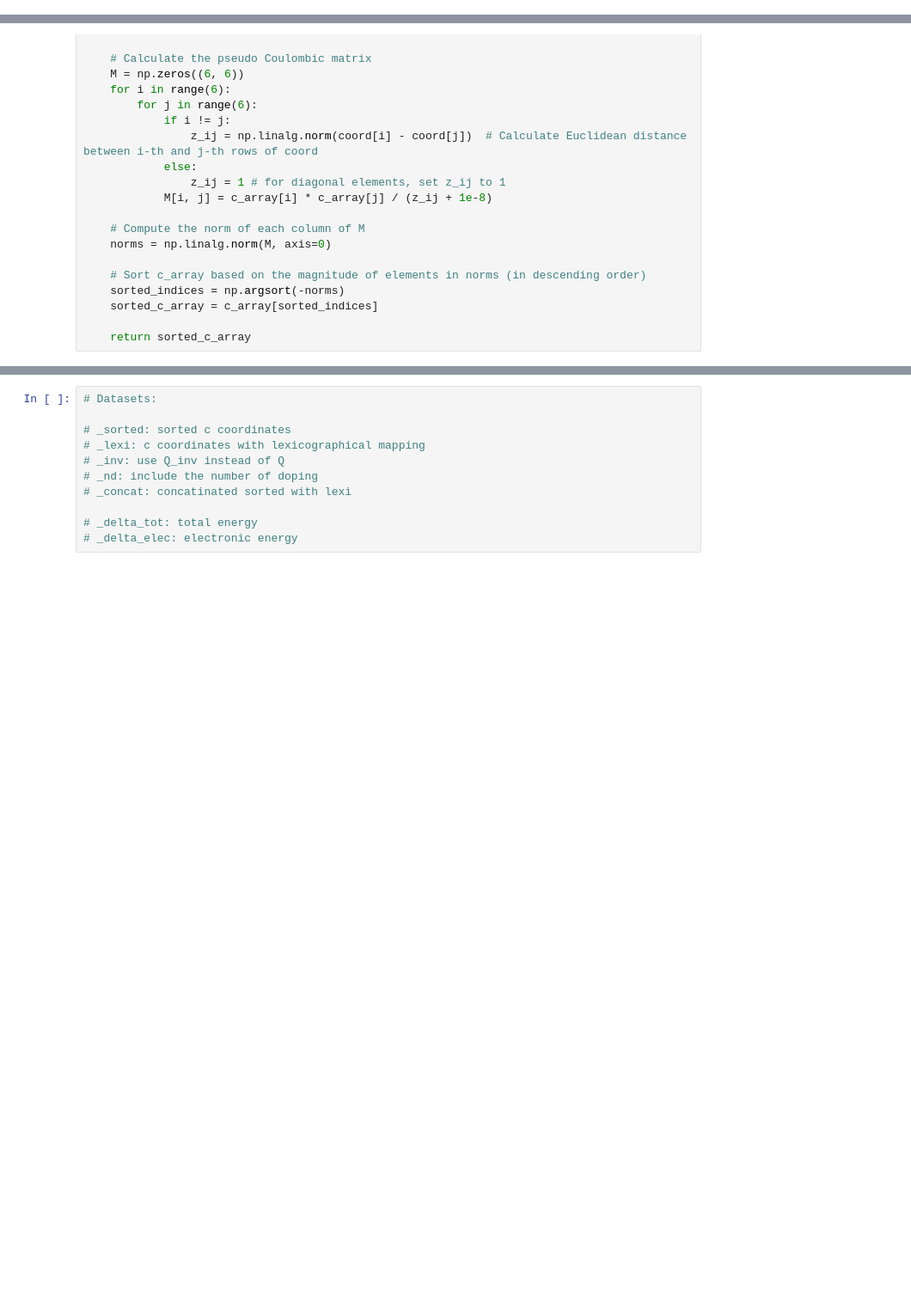
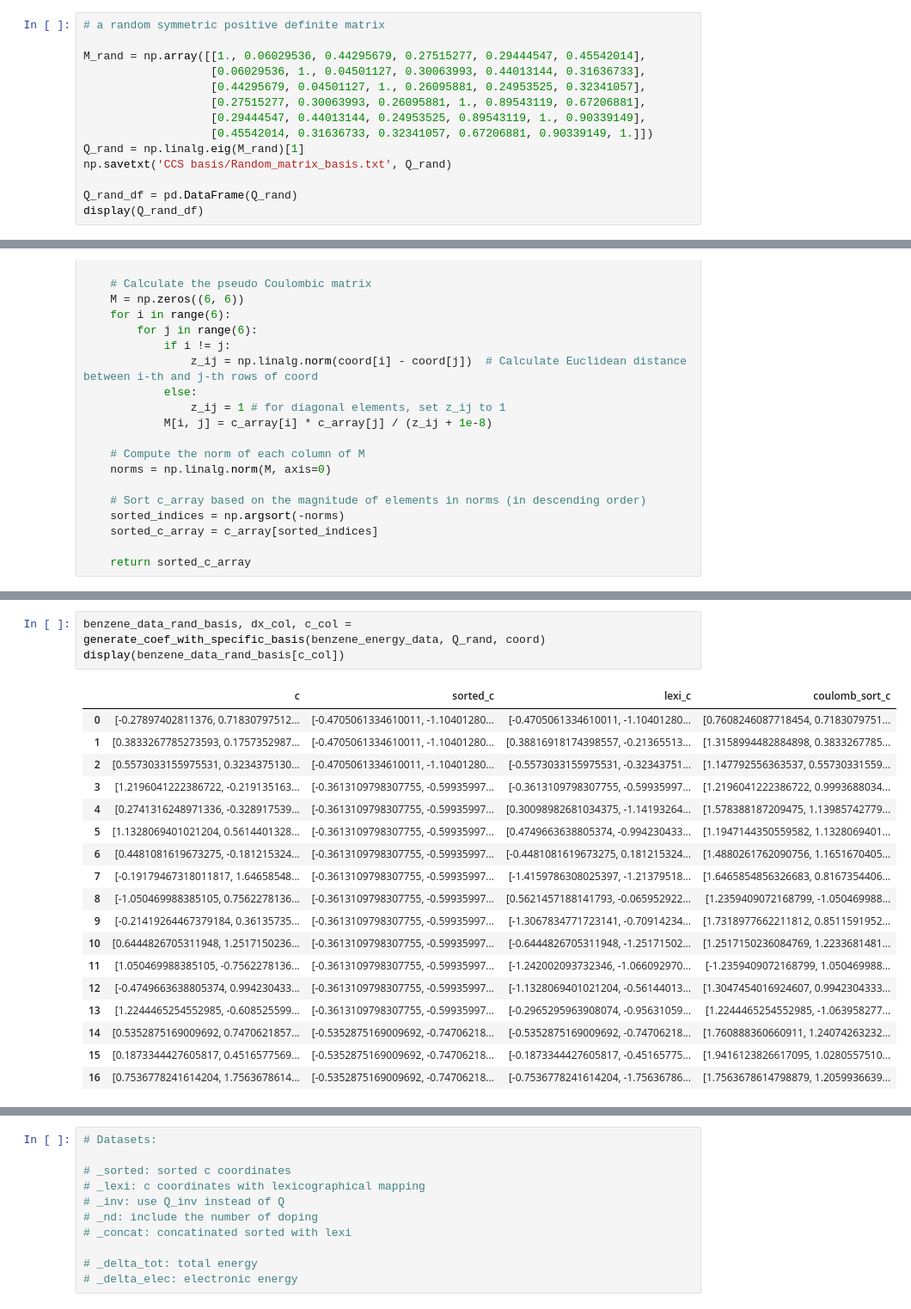
Before and after one commit to GabrielWu2004/Alchemical_Normal_Modes, a Jupyter notebook: ML_with_ANM/ML_code/Generate_benzene_data.ipynb, the cells around one changed output, grey strips where cells are left out. Shown at 86% size. Saved outputs shown, nothing was run; the diff lists cells and outputs as text; blank space fills up the shorter version.

```diff
--- a/ML_with_ANM/ML_code/Generate_benzene_data.ipynb
+++ b/ML_with_ANM/ML_code/Generate_benzene_data.ipynb
@@ -315,0 +230,14 @@ Norm of vector 6: 1.0000000000000036
+# %%
+# a random symmetric positive definite matrix
+
+M_rand = np.array([[1., 0.06029536, 0.44295679, 0.27515277, 0.29444547, 0.45542014],
+                   [0.06029536, 1., 0.04501127, 0.30063993, 0.44013144, 0.31636733],
+                   [0.44295679, 0.04501127, 1., 0.26095881, 0.24953525, 0.32341057],
+                   [0.27515277, 0.30063993, 0.26095881, 1., 0.89543119, 0.67206881],
+                   [0.29444547, 0.44013144, 0.24953525, 0.89543119, 1., 0.90339149],
+                   [0.45542014, 0.31636733, 0.32341057, 0.67206881, 0.90339149, 1.]])
+Q_rand = np.linalg.eig(M_rand)[1]
+np.savetxt('CCS basis/Random_matrix_basis.txt', Q_rand)
+
+Q_rand_df = pd.DataFrame(Q_rand)
+display(Q_rand_df)
@@ -541 +417,23 @@ benzene_data.to_csv('../Data/benzene_training_data.csv', index=True)
+# %%
+benzene_data_rand_basis, dx_col, c_col = generate_coef_with_specific_basis(benzene_energy_data, Q_rand, coord)
+display(benzene_data_rand_basis[c_col])
+# %% [output]
+|  | c | sorted_c | lexi_c | coulomb_sort_c |
+| 0 | [-0.27897402811376, 0.71830797512... | [-0.4705061334610011, -1.10401280... | [-0.4705061334610011, -1.10401280... | [0.7608246087718454, 0.7183079751... |
+| 1 | [0.3833267785273593, 0.1757352987... | [-0.4705061334610011, -1.10401280... | [0.38816918174398557, -0.21365513... | [1.3158994482884898, 0.3833267785... |
+| 2 | [0.5573033155975531, 0.3234375130... | [-0.4705061334610011, -1.10401280... | [-0.5573033155975531, -0.32343751... | [1.147792556363537, 0.55730331559... |
+| 3 | [1.2196041222386722, -0.219135163... | [-0.3613109798307755, -0.59935997... | [-0.3613109798307755, -0.59935997... | [1.2196041222386722, 0.9993688034... |
+| 4 | [0.2741316248971336, -0.328917539... | [-0.3613109798307755, -0.59935997... | [0.30098982681034375, -1.14193264... | [1.578388187209475, 1.13985742779... |
+| 5 | [1.1328069401021204, 0.5614401328... | [-0.3613109798307755, -0.59935997... | [0.4749663638805374, -0.994230433... | [1.1947144350559582, 1.1328069401... |
+| 6 | [0.4481081619673275, -0.181215324... | [-0.3613109798307755, -0.59935997... | [-0.4481081619673275, 0.181215324... | [1.4880261762090756, 1.1651670405... |
+| 7 | [-0.19179467318011817, 1.64658548... | [-0.3613109798307755, -0.59935997... | [-1.4159786308025397, -1.21379518... | [1.6465854856326683, 0.8167354406... |
+| 8 | [-1.050469988385105, 0.7562278136... | [-0.3613109798307755, -0.59935997... | [0.5621457188141793, -0.065952922... | [1.2359409072168799, -1.050469988... |
+| 9 | [-0.21419264467379184, 0.36135735... | [-0.3613109798307755, -0.59935997... | [-1.3067834771723141, -0.70914234... | [1.7318977662211812, 0.8511591952... |
+| 10 | [0.6444826705311948, 1.2517150236... | [-0.3613109798307755, -0.59935997... | [-0.6444826705311948, -1.25171502... | [1.2517150236084769, 1.2233681481... |
+| 11 | [1.050469988385105, -0.7562278136... | [-0.3613109798307755, -0.59935997... | [-1.242002093732346, -1.066092970... | [-1.2359409072168799, 1.050469988... |
+| 12 | [-0.4749663638805374, 0.994230433... | [-0.3613109798307755, -0.59935997... | [-1.1328069401021204, -0.56144013... | [1.3047454016924607, 0.9942304333... |
+| 13 | [1.2244465254552985, -0.608525599... | [-0.3613109798307755, -0.59935997... | [-0.2965295963908074, -0.95631059... | [1.2244465254552985, -1.063958277... |
+| 14 | [0.5352875169009692, 0.7470621857... | [-0.5352875169009692, -0.74706218... | [-0.5352875169009692, -0.74706218... | [1.760888360660911, 1.24074263232... |
+| 15 | [0.1873344427605817, 0.4516577569... | [-0.5352875169009692, -0.74706218... | [-0.1873344427605817, -0.45165775... | [1.9416123826617095, 1.0280557510... |
+| 16 | [0.7536778241614204, 1.7563678614... | [-0.5352875169009692, -0.74706218... | [-0.7536778241614204, -1.75636786... | [1.7563678614798879, 1.2059936639... |
 # %% [markdown]
```
Also changed, not shown: parts of 42 cells of this notebook, 53 other files.
